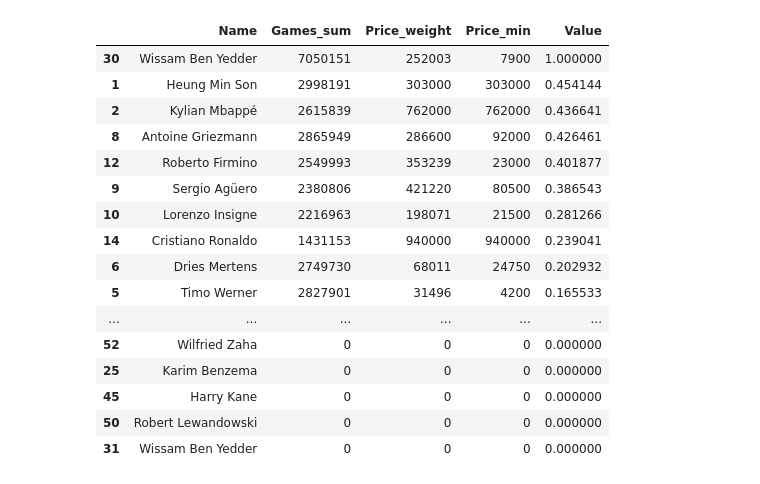
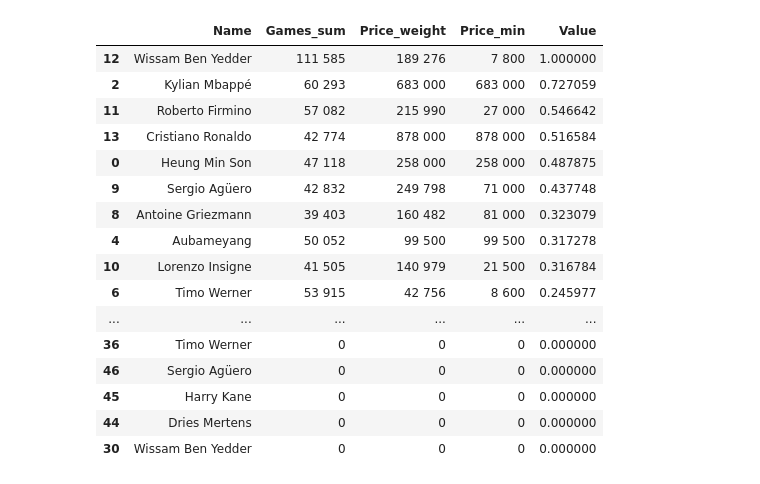
Before and after one commit to trulsedv/fut_players_games_price, a Jupyter notebook: notebooks/player_price_games_quality.ipynb, the cells around one changed output. Drawn from its saved outputs; the diff is of its cells as text; code cells hidden in the pictures.

```diff
--- a/notebooks/player_price_games_quality.ipynb
+++ b/notebooks/player_price_games_quality.ipynb
@@ -8,6 +8,9 @@ def main(position, dt):
         df = dataframe_position_dt(position)
     else:
         df = dataframe_position_time(position)
+    df.Games_sum = df.apply(lambda x: "{:,}".format(x['Games_sum']).replace(',', ' '), axis=1)
+    df.Price_weight = df.apply(lambda x: "{:,}".format(x['Price_weight']).replace(',', ' '), axis=1)
+    df.Price_min = df.apply(lambda x: "{:,}".format(x['Price_min']).replace(',', ' '), axis=1)
     return df
 
 def dataframe_position_dt(position):
@@ -15,8 +18,6 @@ def dataframe_position_dt(position):
     df2 = dataframe_position_version_deltagames(position, version_list[1])
     frames = [df1, df2]
     df = pd.concat(frames, ignore_index=True)
-    df = df.sort_values(by='Games', ascending=False)
-#     print(df.head(60))
     df = dataframe_value(df)
     return df
 
@@ -25,7 +26,6 @@ def dataframe_position_time(position):
     df2 = dataframe_time_position_version(time_list[1], position, version_list[1])
     frames = [df1, df2]
     df = pd.concat(frames, ignore_index=True)
-    df = df.sort_values(by='Games', ascending=False)
     df = dataframe_value(df)
     return df
 
@@ -73,7 +73,6 @@ def value(games, price):
     P = np.array(price.to_list())
     N = np.array(games.to_list())
     V = (A + (1 - A) / (1 + np.exp(-a * (P - b)))) * (c * N + d)
-#     V = V / np.max(V)
     return V
 
 def import_scraped_data(time, position, version):
@@ -106,22 +105,17 @@ def dataframe_position_version_deltagames(position, version):
     dn = np.zeros(len(df1.index))
     J = np.zeros(len(df1.index))
     i = -1
-#     for index_df1, row_df1 in df1.iterrows():
     for i in range(len(df1.index)):
         namei = df1.iat[i, 0]
         Ri = df1.iat[i, 1]
         Ni = df1.iat[i, 2]
         Pi = df1.iat[i, 3]
-#         i += 1
-#         j = -1
         for j in range(len(df0.index)):
             namej = df0.iat[j, 0]
             Rj = df0.iat[j, 1]
             Nj = df0.iat[j, 2]
             Pj = df0.iat[j, 3]
 #             print("%s %s %s %s - %s %s %s %s " % (namei, Ri, Ni, Pi, namej, Rj, Nj, Pj))
-#         for index_df0, row_df0 in df0.iterrows():
-#             j += 1
             if J[j] == 1:
                 continue
             if namei == namej and Ri == Rj and Nj <= Ni:
@@ -148,25 +142,26 @@ time_list = ["2019121307", "2019122601"]
 # %%
-df = main(position_list[7], False)
+df = main(position_list[7], True)
 df.Value = df.Value.div(df.iat[0, 4])
+# print(df.head())
 df.head(60)
 # %% [output]
 |  | Name | Games_sum | Price_weight | Price_min | Value |
-| 30 | Wissam Ben Yedder | 7050151 | 252003 | 7900 | 1.000000 |
-| 1 | Heung Min Son | 2998191 | 303000 | 303000 | 0.454144 |
-| 2 | Kylian Mbappé | 2615839 | 762000 | 762000 | 0.436641 |
-| 8 | Antoine Griezmann | 2865949 | 286600 | 92000 | 0.426461 |
-| 12 | Roberto Firmino | 2549993 | 353239 | 23000 | 0.401877 |
-| 9 | Sergio Agüero | 2380806 | 421220 | 80500 | 0.386543 |
-| 10 | Lorenzo Insigne | 2216963 | 198071 | 21500 | 0.281266 |
-| 14 | Cristiano Ronaldo | 1431153 | 940000 | 940000 | 0.239041 |
-| 6 | Dries Mertens | 2749730 | 68011 | 24750 | 0.202932 |
-| 5 | Timo Werner | 2827901 | 31496 | 4200 | 0.165533 |
+| 12 | Wissam Ben Yedder | 111 585 | 189 276 | 7 800 | 1.000000 |
+| 2 | Kylian Mbappé | 60 293 | 683 000 | 683 000 | 0.727059 |
+| 11 | Roberto Firmino | 57 082 | 215 990 | 27 000 | 0.546642 |
+| 13 | Cristiano Ronaldo | 42 774 | 878 000 | 878 000 | 0.516584 |
+| 0 | Heung Min Son | 47 118 | 258 000 | 258 000 | 0.487875 |
+| 9 | Sergio Agüero | 42 832 | 249 798 | 71 000 | 0.437748 |
+| 8 | Antoine Griezmann | 39 403 | 160 482 | 81 000 | 0.323079 |
+| 4 | Aubameyang | 50 052 | 99 500 | 99 500 | 0.317278 |
+| 10 | Lorenzo Insigne | 41 505 | 140 979 | 21 500 | 0.316784 |
+| 6 | Timo Werner | 53 915 | 42 756 | 8 600 | 0.245977 |
 | ... | ... | ... | ... | ... | ... |
-| 52 | Wilfried Zaha | 0 | 0 | 0 | 0.000000 |
-| 25 | Karim Benzema | 0 | 0 | 0 | 0.000000 |
+| 36 | Timo Werner | 0 | 0 | 0 | 0.000000 |
+| 46 | Sergio Agüero | 0 | 0 | 0 | 0.000000 |
 | 45 | Harry Kane | 0 | 0 | 0 | 0.000000 |
-| 50 | Robert Lewandowski | 0 | 0 | 0 | 0.000000 |
-| 31 | Wissam Ben Yedder | 0 | 0 | 0 | 0.000000 |
+| 44 | Dries Mertens | 0 | 0 | 0 | 0.000000 |
+| 30 | Wissam Ben Yedder | 0 | 0 | 0 | 0.000000 |
 # %%
 import matplotlib.pyplot as plt
 # print("x = 2 at P = %.0f" % (2/a+b))
```
Also changed, not shown: parts of 2 cells of this notebook, 48 other files.
